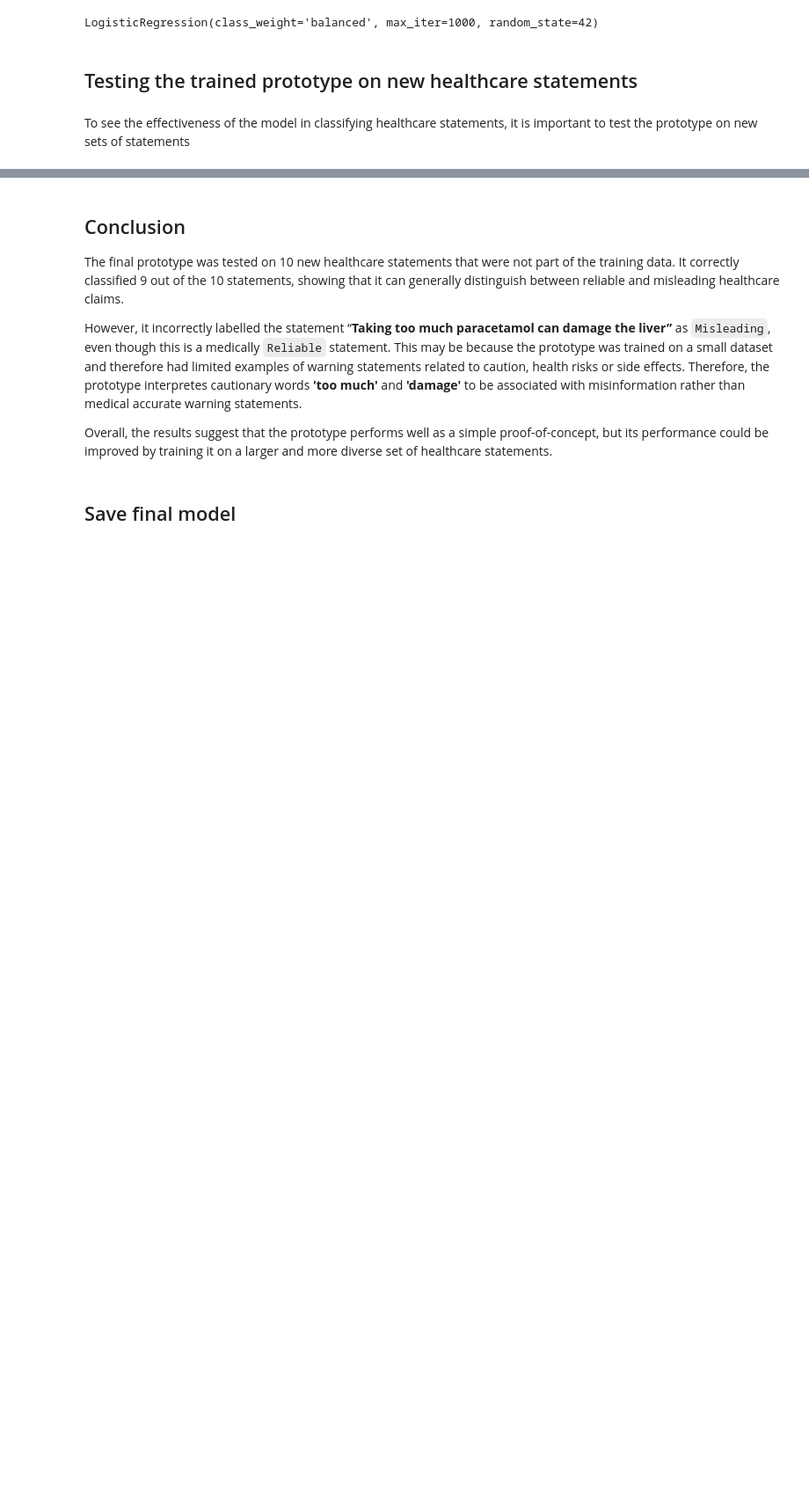
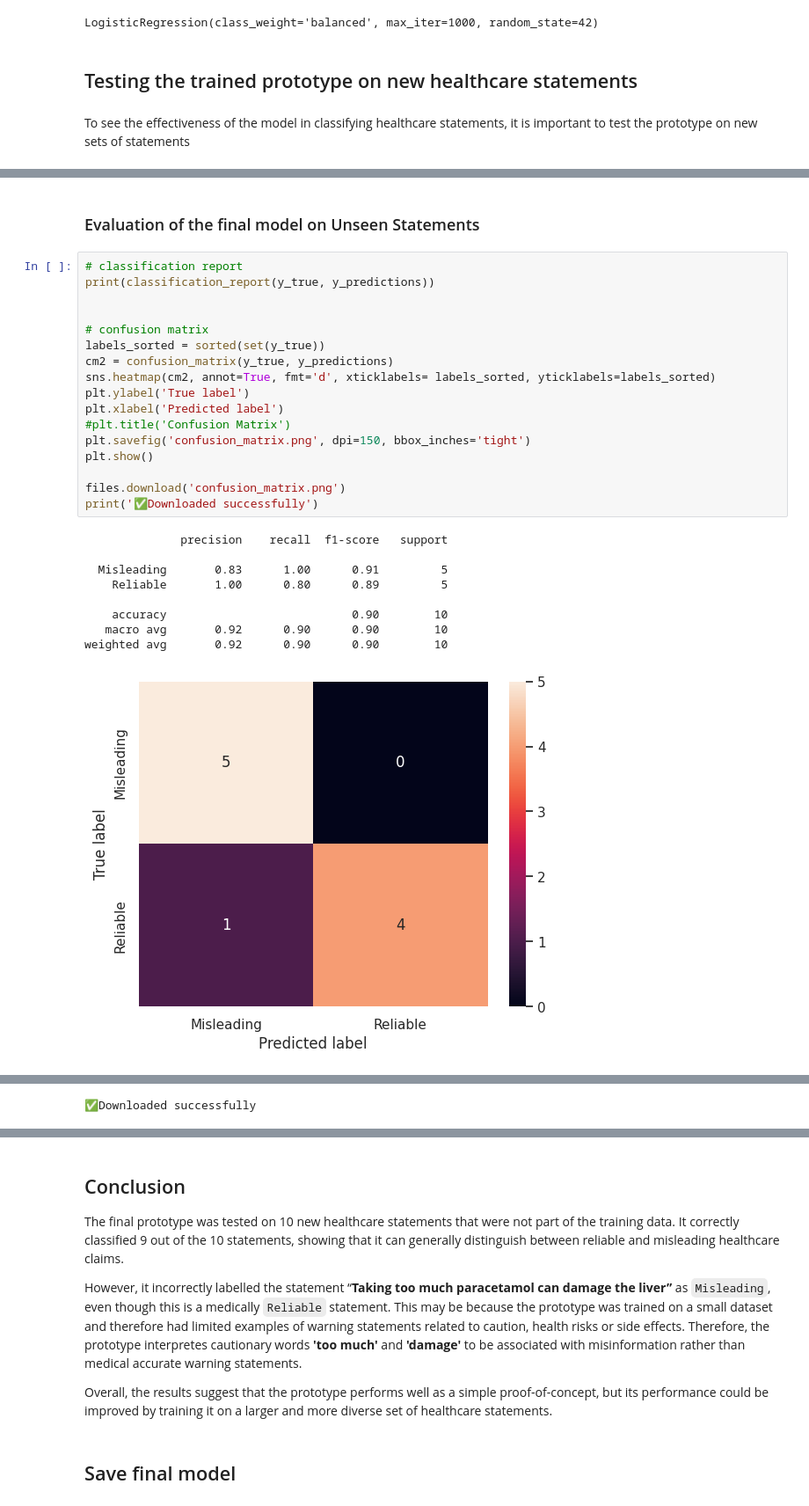
Before and after one commit to Ibitoye07/Healthcare-Statement-Classification, a Jupyter notebook: Healthcare_Statements_Classification.ipynb, the cells around one changed output, grey strips where cells are left out. Shown at 88% size. Drawn from its saved outputs; the diff is of its cells as text; blank space fills up the shorter version.

```diff
--- a/Healthcare_Statements_Classification.ipynb
+++ b/Healthcare_Statements_Classification.ipynb
@@ -201,0 +208,29 @@ Prototype Accuracy: 80.00%
+# %% [markdown]
+### Evaluation of the final model on Unseen Statements
+# %%
+# classification report
+print(classification_report(y_true, y_predictions))
+
+
+# confusion matrix
+labels_sorted = sorted(set(y_true))
+cm2 = confusion_matrix(y_true, y_predictions)
+sns.heatmap(cm2, annot=True, fmt='d', xticklabels= labels_sorted, yticklabels=labels_sorted)
+plt.ylabel('True label')
+plt.xlabel('Predicted label')
+#plt.title('Confusion Matrix')
+plt.savefig('confusion_matrix.png', dpi=150, bbox_inches='tight')
+plt.show()
+
+files.download('confusion_matrix.png')
+print('✅Downloaded successfully')
+# %% [output]
+              precision    recall  f1-score   support
+
+  Misleading       0.83      1.00      0.91         5
+    Reliable       1.00      0.80      0.89         5
+
+    accuracy                           0.90        10
+   macro avg       0.92      0.90      0.90        10
+weighted avg       0.92      0.90      0.90        10
+[figure, added]
@@ -201,0 +239 @@ Prototype Accuracy: 80.00%
+✅Downloaded successfully
```
Also changed, not shown: parts of 12 cells of this notebook.
